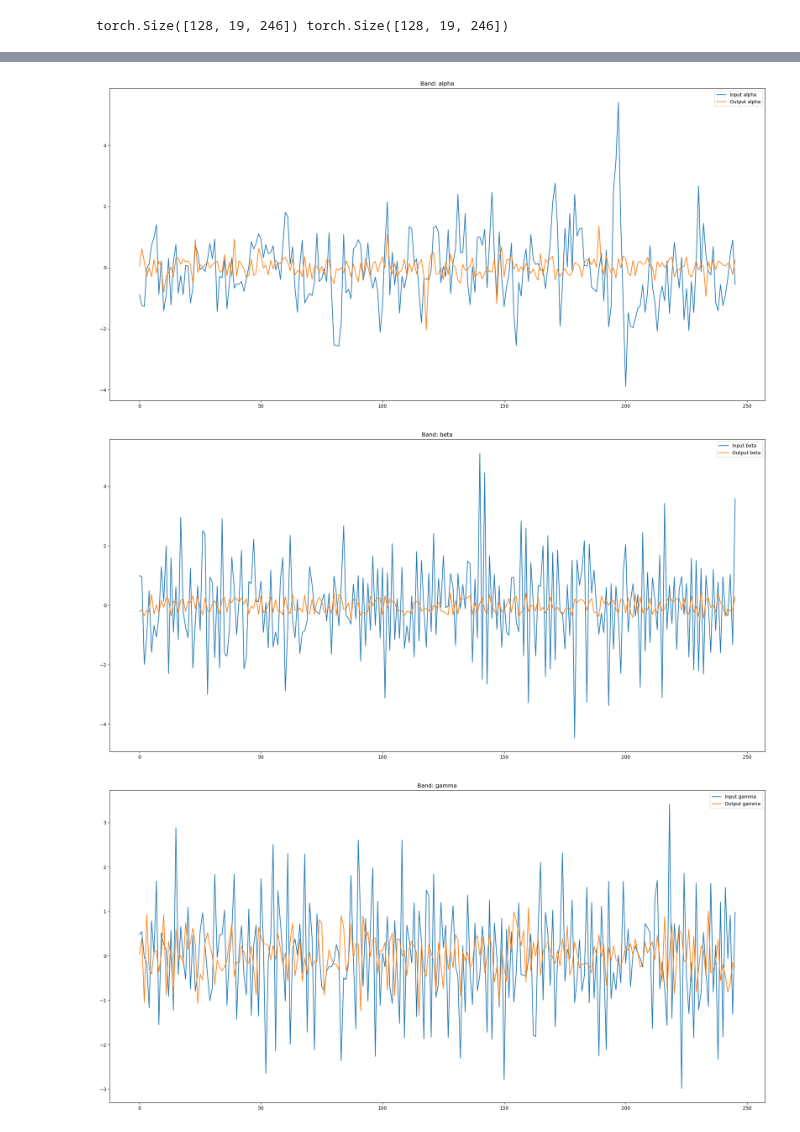
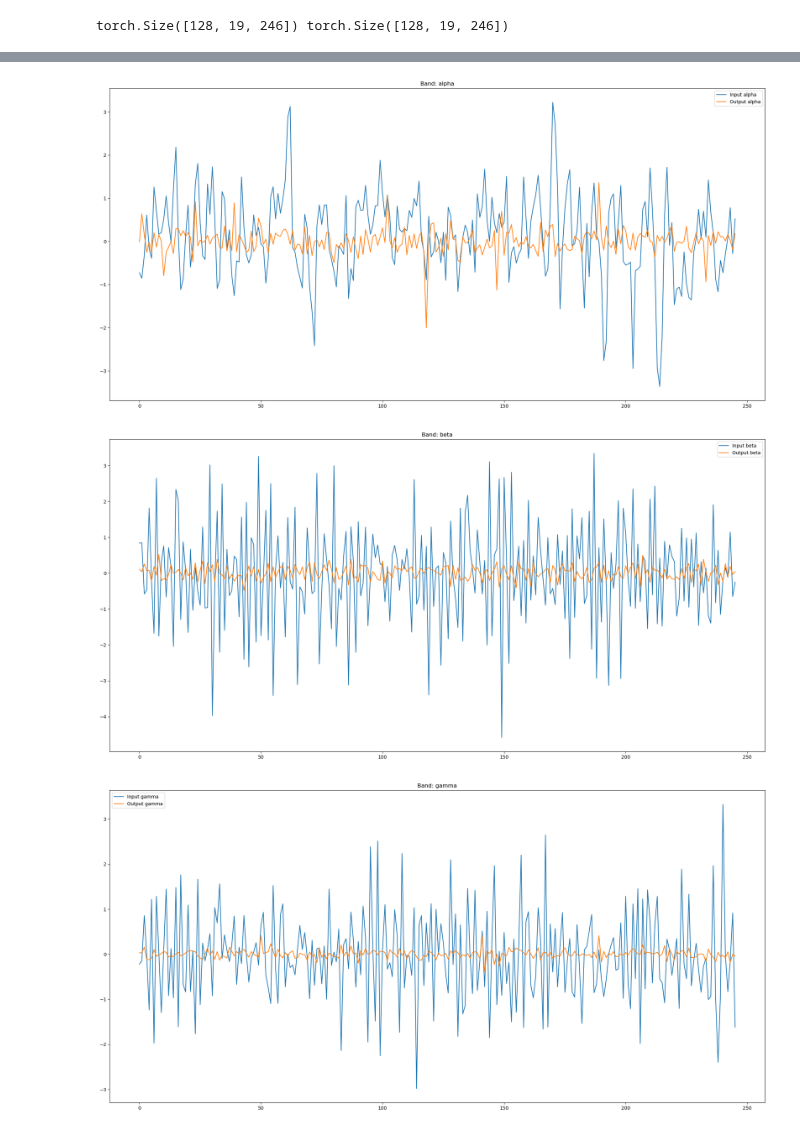
Before and after one commit to MatthewChen37/EEG-Foundation-Model, a Jupyter notebook: WaveletEncoder.ipynb, the cells around one changed output, grey strips where cells are left out. Saved outputs shown, nothing was run; the diff lists cells and outputs as text; code cells hidden in the pictures.

```diff
--- a/WaveletEncoder.ipynb
+++ b/WaveletEncoder.ipynb
@@ -347,7 +347,7 @@ for data in val_loader:
 # %% [output]
 torch.Size([128, 19, 246]) torch.Size([128, 19, 246])
 # %%
-channel = 1
+channel = 8
 for band in ['delta', 'theta', 'alpha', 'beta', 'gamma']:
     plt.figure(figsize=(25, 12))
     plt.plot(inputs[band][0, channel, :246].cpu().detach().numpy(), label=f"Input {band}")
@@ -361,3 +361,3 @@ for band in ['delta', 'theta', 'alpha', 'beta', 'gamma']:
-[figure, old version]
+[figure, new version]
-[figure, old version]
+[figure, new version]
-[figure, old version]
+[figure, new version]
```
Also changed, not shown: parts of 1 cell of this notebook.
